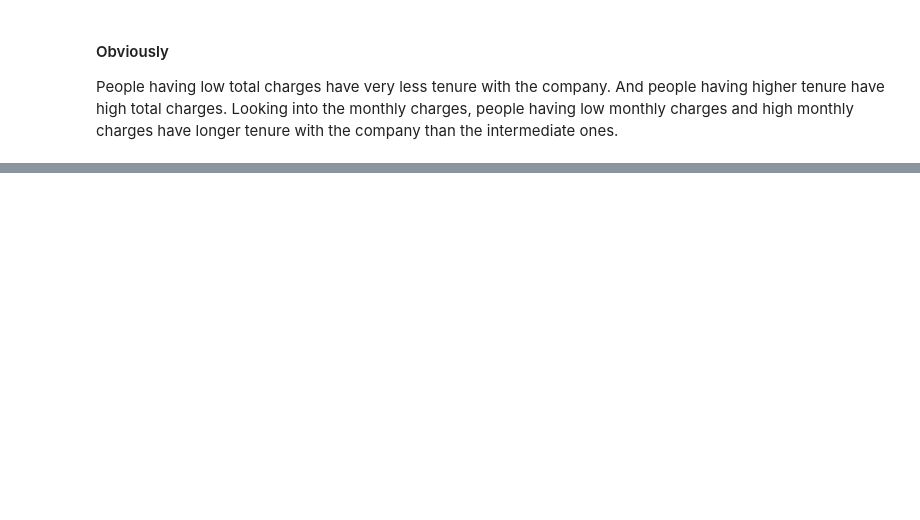
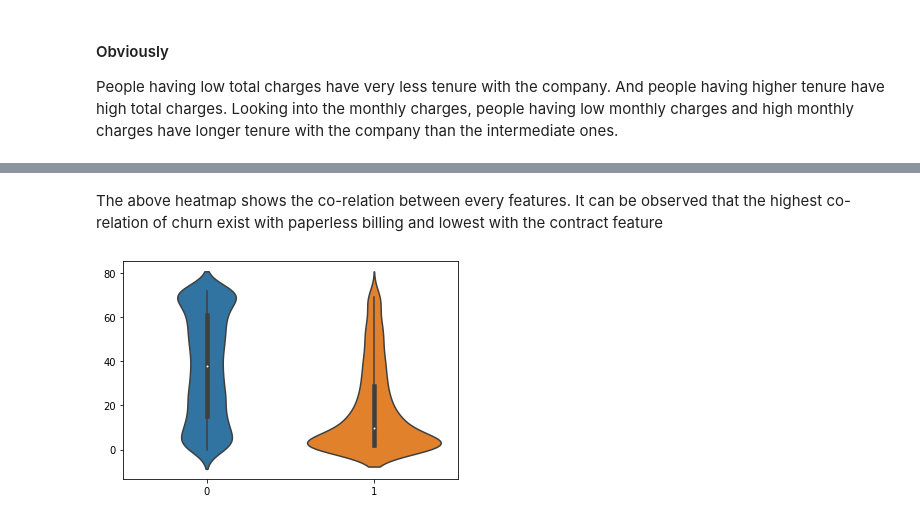
Before and after one commit to adityaprabhat01/eda-taskphase-aditya, a Jupyter notebook: telco_churn.ipynb, the cells around one changed output, grey strips where cells are left out. Saved outputs shown, nothing was run; the diff lists cells and outputs as text; code cells hidden in the pictures; blank space fills up the shorter version.

```diff
--- a/telco_churn.ipynb
+++ b/telco_churn.ipynb
@@ -306,0 +314,7 @@ plt.show()
+# %% [markdown]
+The above heatmap shows the co-relation between every features. It can be observed that the highest co-relation of churn exist with paperless billing and lowest with the contract feature
+# %%
+sns.violinplot(np.array(df['Churn']),np.array(df['tenure']))
+plt.show()
+# %% [output]
+[figure, added]
```
Also changed, not shown: parts of 14 cells of this notebook.
